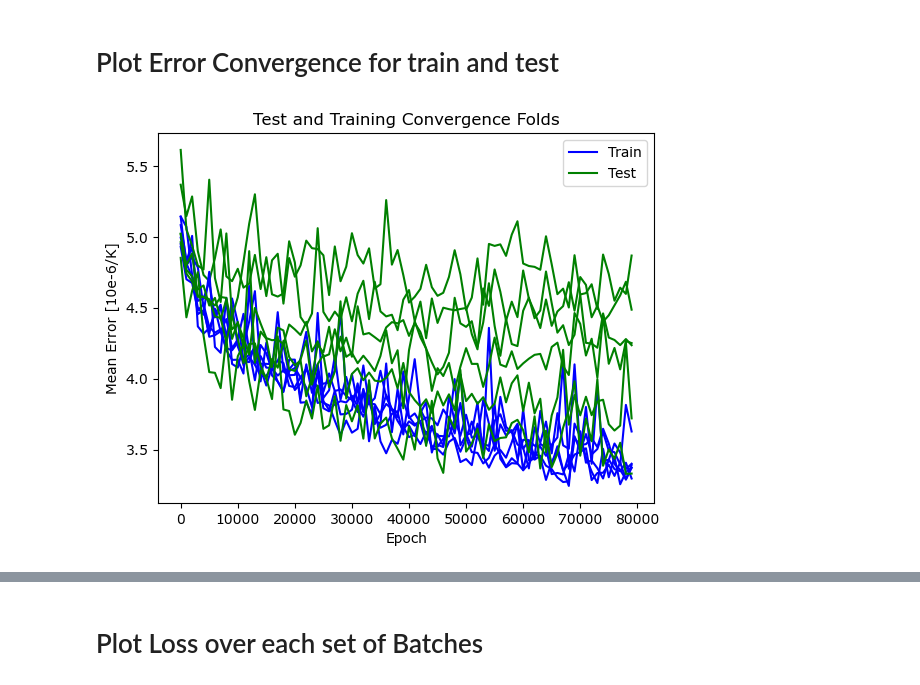
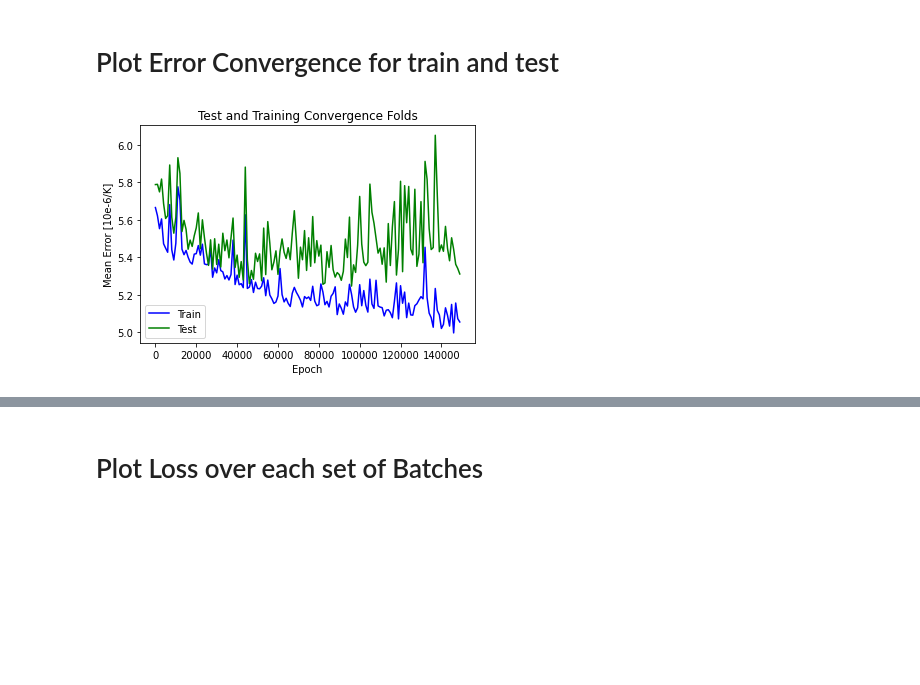
Before and after one commit to adampotter0105/TEC_ML, a Jupyter notebook: train_model.ipynb, the cells around one changed output, grey strips where cells are left out. Saved outputs shown, nothing was run; the diff lists cells and outputs as text; code cells hidden in the pictures; blank space fills up the shorter version.

```diff
--- a/train_model.ipynb
+++ b/train_model.ipynb
@@ -47,13 +47,17 @@ class LatticeDistortionEstimator(nn.Module):
     def __init__(self, input_size):
         super(LatticeDistortionEstimator, self).__init__()
         self.input_size = input_size
-        self.layer1 = nn.Linear(input_size, input_size)
-        self.layer2 = nn.Linear(input_size, 1)
+        self.layer1 = nn.Linear(input_size+1, input_size)
+        self.layer2 = nn.Linear(input_size, input_size)
+        self.layer3 = nn.Linear(input_size, input_size)
+        self.layer4 = nn.Linear(input_size, 1)
 
     def forward(self, x):
         # Run all hidden layers
         out = torch.relu(self.layer1(x))
-        out = torch.sigmoid(self.layer2(out))
+        out = torch.relu(self.layer2(out))  # Previously sigmoid
+        out = torch.relu(self.layer3(out))
+        out = torch.relu(self.layer4(out))
 
         return out
 
@@ -65,9 +69,12 @@ class CombinedModel(nn.Module):
 
     def forward(self, x1, x2):
         output_a = self.model_a(x1)
-        output_b = self.model_b(x2)
+        input_b = torch.cat((output_a.unsqueeze(0), x2), dim=-1)
+        output_b = self.model_b(input_b)
 
-        return output_a*output_b
+        # model_b output is a linear transofrmation on model_a output
+        #torch.flatten(output_a*torch.select(output_b, 0, 0)+torch.select(output_b, 0, 1))
+        return output_b
 # %%
 def score_data(model, X_bond, X_struc, y):
     model.eval()
@@ -77,7 +84,8 @@ def score_data(model, X_bond, X_struc, y):
             if torch.cuda.is_available():
                 x, x_struc = x.to('cuda'), x_struc.to('cuda')
             y_pred.append(model(x, x_struc).cpu())
-        y_pred = torch.cat(y_pred)
+
+        y_pred = torch.cat(y_pred, dim=-1)
 
     metric1 = mean_squared_error(y.numpy(), y_pred.numpy())
     metric2 = mean_absolute_error(y.numpy(), y_pred.numpy())
@@ -215,7 +205,0 @@ y = y.view(-1,1)
-# %%
-# Make sure all weights are normalized
-# TODO: figure out why this is necessary
-for i in range(len(weights)):
-    s = torch.sum(weights[i])
-    if abs(s-1) > 1e-6:
-        weights[i] = weights[i]/s
@@ -278,11 +235,11 @@ distortion_input_size = len(X_struc[0])
 hidden_layers = [30, 30]
 
 # Training Parameters
-learning_rate = 0.0005
-num_epochs = 80000
+learning_rate = 0.0007
+num_epochs = 150000
 batch_size = 1  # True SGD due to data being varying length sequences
 n_splits = 8
-break_early = False
+break_early = True
 score_n_it = 1000  # Score every N epochs
 
 # Set up Cross Validation with K-Folds
@@ -496,17 +453,17 @@ Test R2 Score:  0.2642046838407466
 # %%
 plt.plot( np.arange(len(train_scores[0, :, 1]))*score_n_it, train_scores[0, :, 1]*y_std.numpy(), 'b')
 plt.plot(np.arange(len(test_scores[0, :, 1]))*score_n_it, test_scores[0, :, 1]*y_std.numpy(), 'g')
 plt.legend(['Train', 'Test'])
-for i in range(1,6):
+for i in range(1,len(train_scores)):
     plt.plot( np.arange(len(train_scores[i, :, 1]))*score_n_it, train_scores[i, :, 1]*y_std.numpy(), 'b')
-for i in range(1,6):
+for i in range(1,len(train_scores)):
     plt.plot( np.arange(len(test_scores[i, :, 1]))*score_n_it, test_scores[i, :, 1]*y_std.numpy(), 'g')
 plt.xlabel('Epoch')
 plt.ylabel('Mean Error [10e-6/K]')
 plt.title('Test and Training Convergence Folds')
 plt.savefig("figs/test_train_convergence.png")
 plt.show()
 # %% [output]
-[figure, old version]
+[figure, new version]
 # %%
 plt.plot(np.arange(len(test_scores[0, :, 1]))*score_n_it, np.mean(test_scores[:, :, 1], axis=0)*y_std.numpy(), 'g')
```
Also changed, not shown: parts of 20 cells of this notebook, 8 other files.
